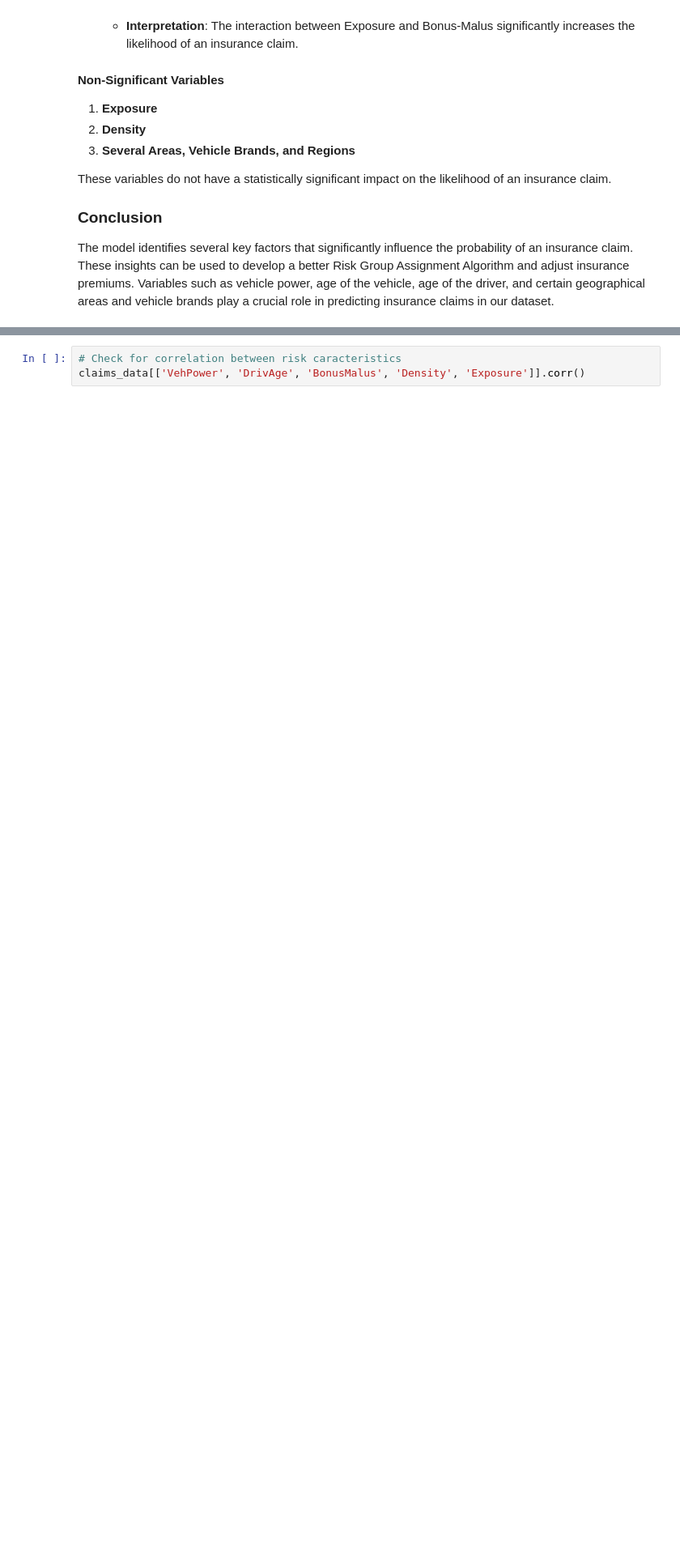
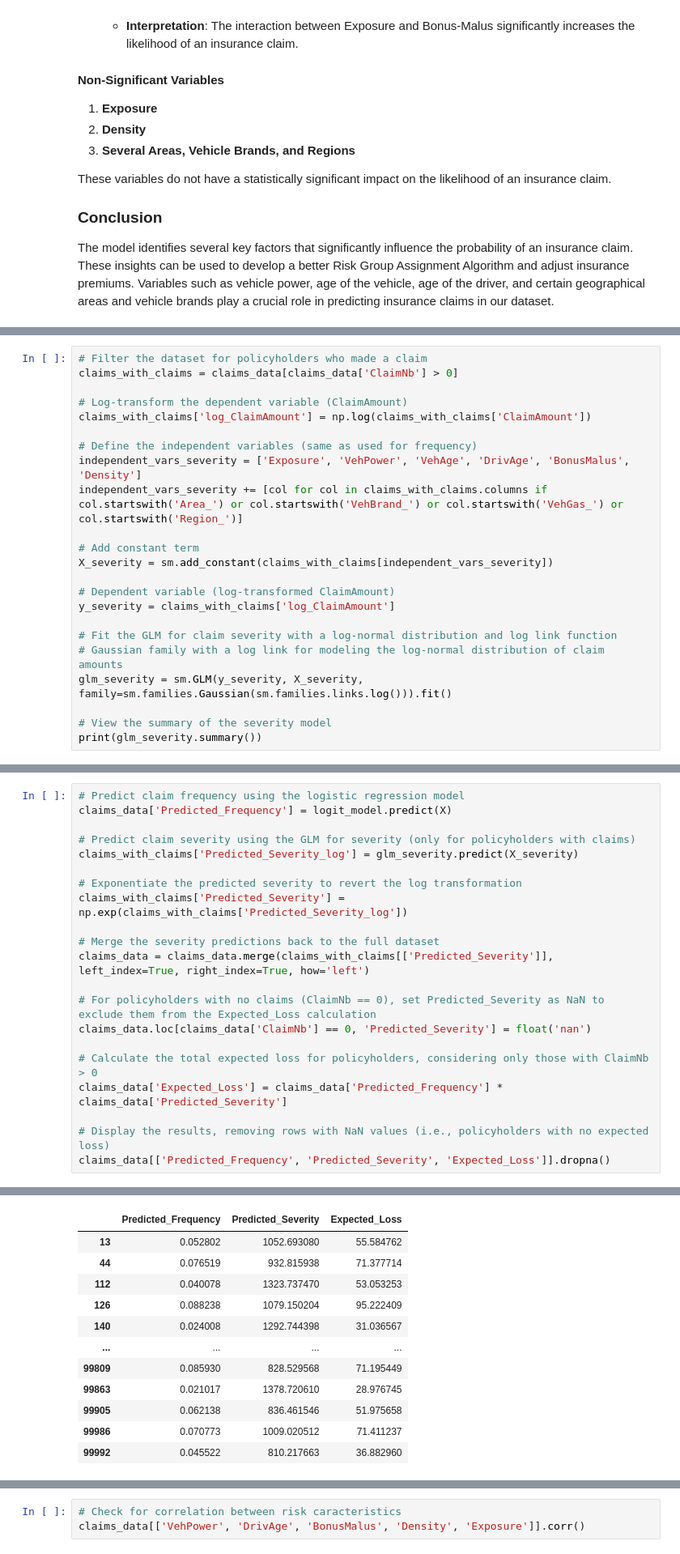
Before and after one commit to ThomasDeConinck/Assurance-Code-Python, a Jupyter notebook: assurances Code Python Case.ipynb, the cells around one changed output, grey strips where cells are left out. Shown at 81% size. Saved outputs shown, nothing was run; the diff lists cells and outputs as text; blank space fills up the shorter version.

```diff
--- a/assurances Code Python Case.ipynb
+++ b/assurances Code Python Case.ipynb
@@ -613,0 +585,23 @@ vif_data
+# %%
+# Filter the dataset for policyholders who made a claim
+claims_with_claims = claims_data[claims_data['ClaimNb'] > 0]
+
+# Log-transform the dependent variable (ClaimAmount)
+claims_with_claims['log_ClaimAmount'] = np.log(claims_with_claims['ClaimAmount'])
+
+# Define the independent variables (same as used for frequency)
+independent_vars_severity = ['Exposure', 'VehPower', 'VehAge', 'DrivAge', 'BonusMalus', 'Density']
+independent_vars_severity += [col for col in claims_with_claims.columns if col.startswith('Area_') or col.startswith('VehBrand_') or col.startswith('VehGas_') or col.startswith('Region_')]
+
+# Add constant term
+X_severity = sm.add_constant(claims_with_claims[independent_vars_severity])
+
+# Dependent variable (log-transformed ClaimAmount)
+y_severity = claims_with_claims['log_ClaimAmount']
+
+# Fit the GLM for claim severity with a log-normal distribution and log link function
+# Gaussian family with a log link for modeling the log-normal distribution of claim amounts
+glm_severity = sm.GLM(y_severity, X_severity, family=sm.families.Gaussian(sm.families.links.log())).fit()
+
+# View the summary of the severity model
+print(glm_severity.summary())
@@ -613,0 +644,22 @@ vif_data
+# %%
+# Predict claim frequency using the logistic regression model
+claims_data['Predicted_Frequency'] = logit_model.predict(X)
+
+# Predict claim severity using the GLM for severity (only for policyholders with claims)
+claims_with_claims['Predicted_Severity_log'] = glm_severity.predict(X_severity)
+
+# Exponentiate the predicted severity to revert the log transformation
+claims_with_claims['Predicted_Severity'] = np.exp(claims_with_claims['Predicted_Severity_log'])
+
+# Merge the severity predictions back to the full dataset
+claims_data = claims_data.merge(claims_with_claims[['Predicted_Severity']], left_index=True, right_index=True, how='left')
+
+# For policyholders with no claims (ClaimNb == 0), set Predicted_Severity as NaN to exclude them from the Expected_Loss calculation
+claims_data.loc[claims_data['ClaimNb'] == 0, 'Predicted_Severity'] = float('nan')
+
+# Calculate the total expected loss for policyholders, considering only those with ClaimNb > 0
+claims_data['Expected_Loss'] = claims_data['Predicted_Frequency'] * claims_data['Predicted_Severity']
+
+# Display the results, removing rows with NaN values (i.e., policyholders with no expected loss)
+claims_data[['Predicted_Frequency', 'Predicted_Severity', 'Expected_Loss']].dropna()
+# %% [output]
@@ -613,0 +676,12 @@ vif_data
+|  | Predicted_Frequency | Predicted_Severity | Expected_Loss |
+| 13 | 0.052802 | 1052.693080 | 55.584762 |
+| 44 | 0.076519 | 932.815938 | 71.377714 |
+| 112 | 0.040078 | 1323.737470 | 53.053253 |
+| 126 | 0.088238 | 1079.150204 | 95.222409 |
+| 140 | 0.024008 | 1292.744398 | 31.036567 |
+| ... | ... | ... | ... |
+| 99809 | 0.085930 | 828.529568 | 71.195449 |
+| 99863 | 0.021017 | 1378.720610 | 28.976745 |
+| 99905 | 0.062138 | 836.461546 | 51.975658 |
+| 99986 | 0.070773 | 1009.020512 | 71.411237 |
+| 99992 | 0.045522 | 810.217663 | 36.882960 |
```
Also changed, not shown: parts of 9 cells of this notebook.
